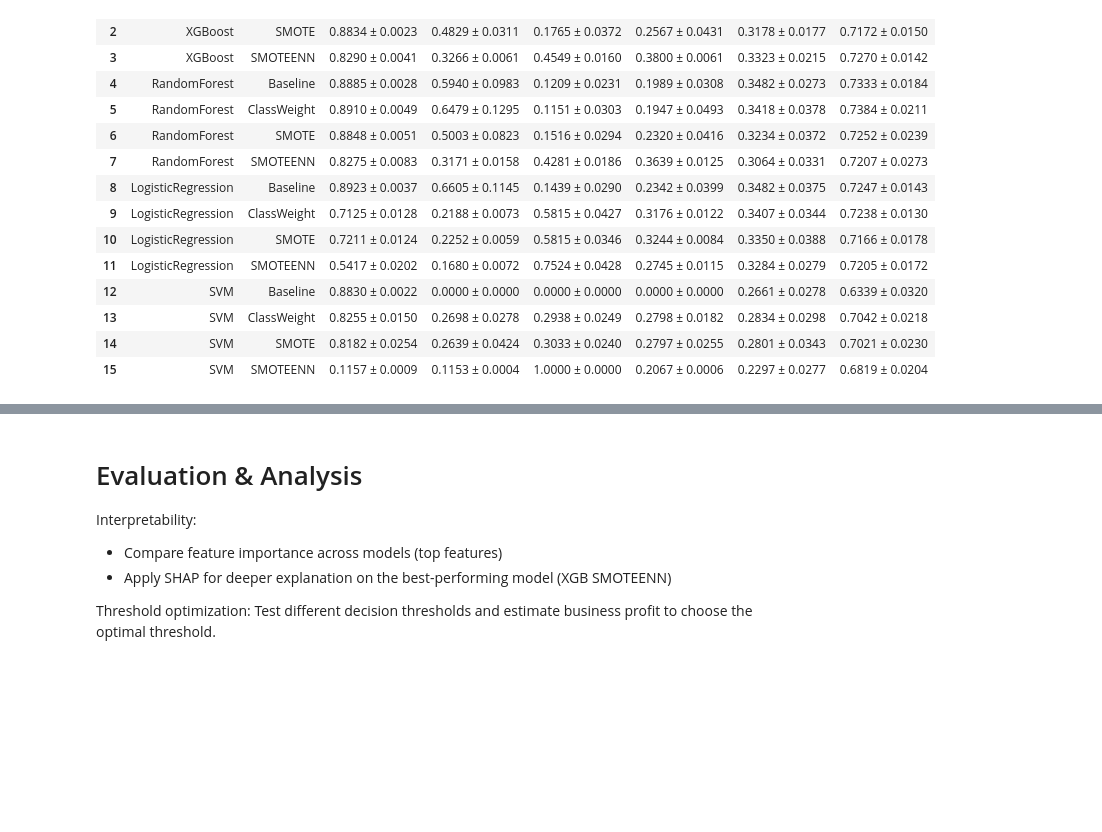
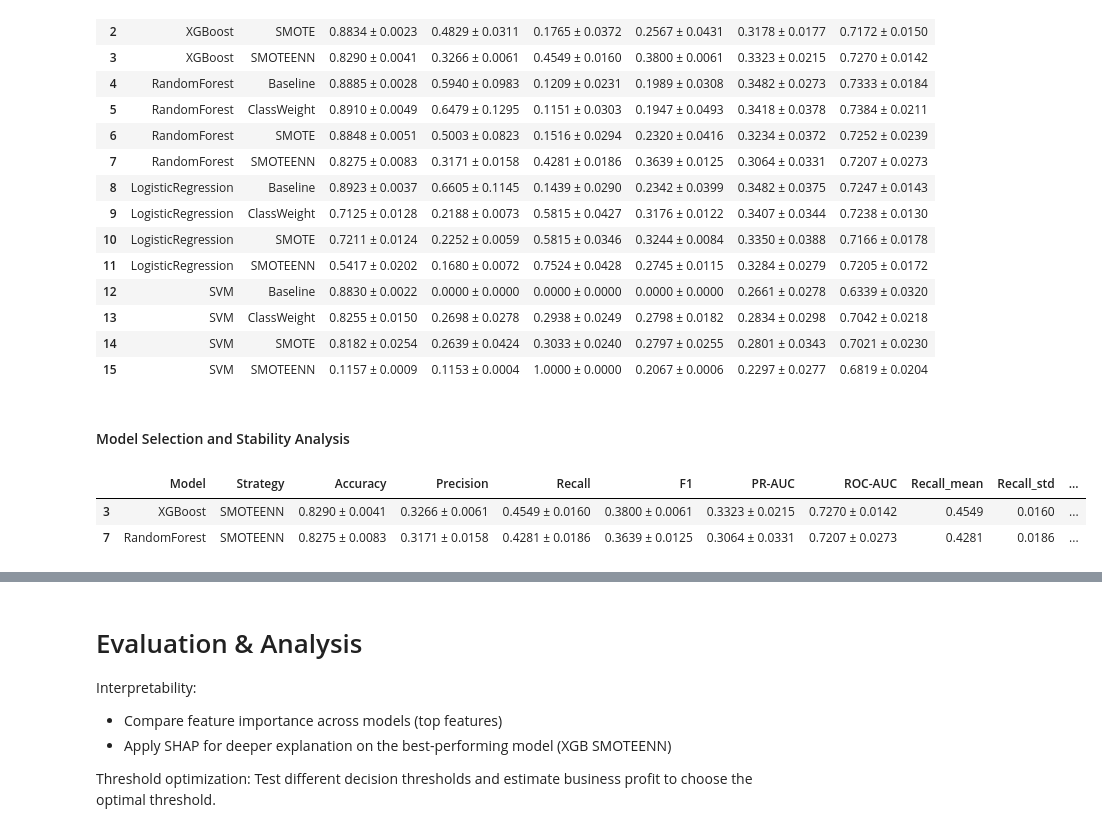
Before and after one commit to zahraMajed/bank-deposit-prediction, a Jupyter notebook: notebooks/02_xgboost_evaluation.ipynb, the cells around one changed output, grey strips where cells are left out. Saved outputs shown, nothing was run; the diff lists cells and outputs as text; code cells hidden in the pictures; blank space fills up the shorter version.

```diff
--- a/notebooks/02_xgboost_evaluation.ipynb
+++ b/notebooks/02_xgboost_evaluation.ipynb
@@ -208,3 +208,5 @@ results
 | 13 | SVM | ClassWeight | 0.8255 ± 0.0150 | 0.2698 ± 0.0278 | 0.2938 ± 0.0249 | 0.2798 ± 0.0182 | 0.2834 ± 0.0298 | 0.7042 ± 0.0218 |
 | 14 | SVM | SMOTE | 0.8182 ± 0.0254 | 0.2639 ± 0.0424 | 0.3033 ± 0.0240 | 0.2797 ± 0.0255 | 0.2801 ± 0.0343 | 0.7021 ± 0.0230 |
 | 15 | SVM | SMOTEENN | 0.1157 ± 0.0009 | 0.1153 ± 0.0004 | 1.0000 ± 0.0000 | 0.2067 ± 0.0006 | 0.2297 ± 0.0277 | 0.6819 ± 0.0204 |
+# %% [markdown]
+#### Model Selection and Stability Analysis
@@ -210,0 +223,11 @@ results
+# %%
+# Filter top 2 models
+top_models = results[
+    (results['Model'] == 'XGBoost') & (results['Strategy'] == 'SMOTEENN') |
+    (results['Model'] == 'RandomForest') & (results['Strategy'] == 'SMOTEENN')
+]
+top_models
+# %% [output]
+|  | Model | Strategy | Accuracy | Precision | Recall | F1 | PR-AUC | ROC-AUC | Recall_mean | Recall_std | ... |
+| 3 | XGBoost | SMOTEENN | 0.8290 ± 0.0041 | 0.3266 ± 0.0061 | 0.4549 ± 0.0160 | 0.3800 ± 0.0061 | 0.3323 ± 0.0215 | 0.7270 ± 0.0142 | 0.4549 | 0.0160 | ... |
+| 7 | RandomForest | SMOTEENN | 0.8275 ± 0.0083 | 0.3171 ± 0.0158 | 0.4281 ± 0.0186 | 0.3639 ± 0.0125 | 0.3064 ± 0.0331 | 0.7207 ± 0.0273 | 0.4281 | 0.0186 | ... |
```
Also changed, not shown: parts of 3 cells of this notebook.
